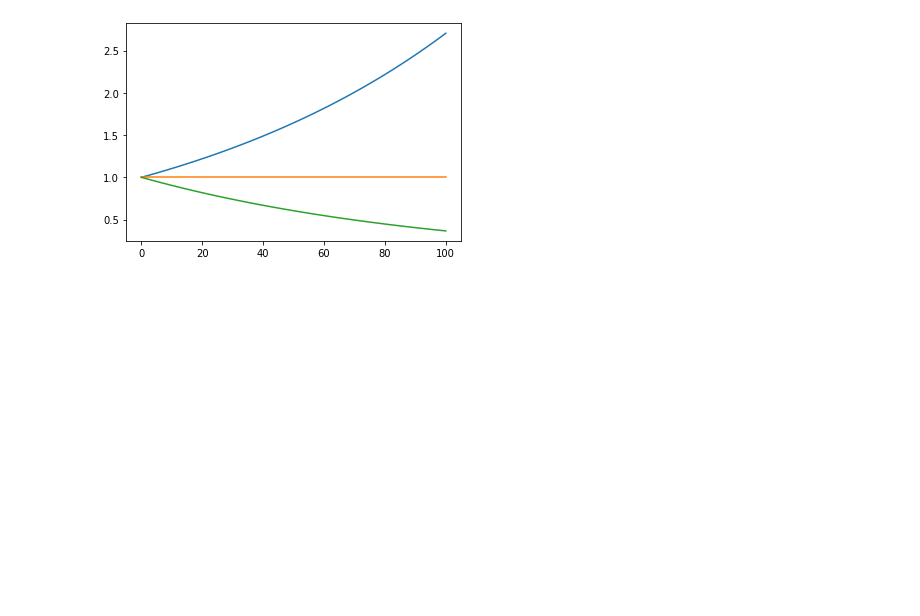
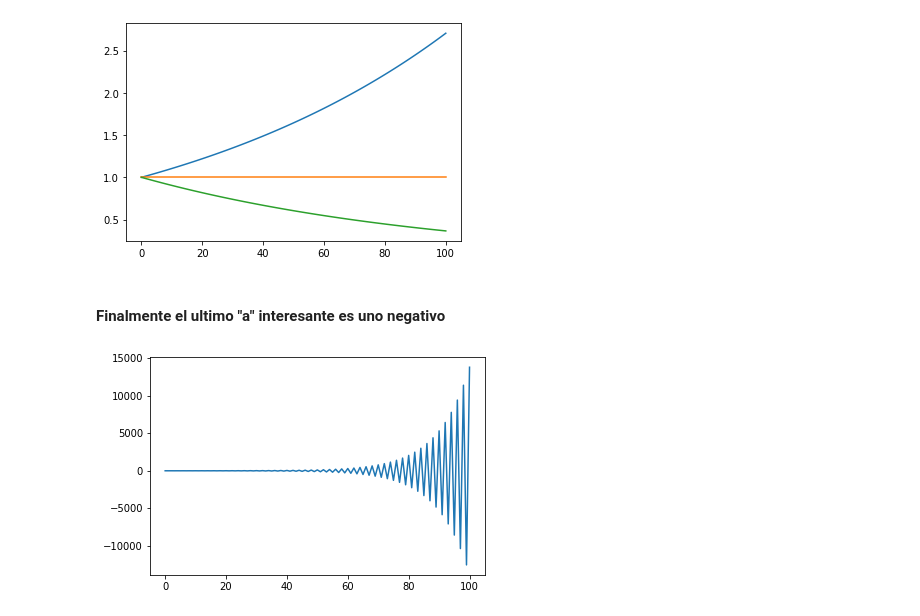
Before and after one commit to sebastianripari/75.26_simulacion, a Jupyter notebook: 4/6.ipynb, the cells around one changed output. Drawn from its saved outputs; the diff is of its cells as text; code cells hidden in the pictures; blank space fills up the shorter version.

```diff
--- a/4/6.ipynb
+++ b/4/6.ipynb
@@ -51,3 +51,11 @@ plt.plot(x_3)
 plt.show()
 # %% [output]
 [figure]
+# %% [markdown]
+#### Finalmente el ultimo "a" interesante es uno negativo
+# %%
+x_4 = generate_simulation_sample(-1.1)
+plt.plot(x_4)
+plt.show()
+# %% [output]
+[figure, added]
```
Also changed, not shown: parts of 1 cell of this notebook.
